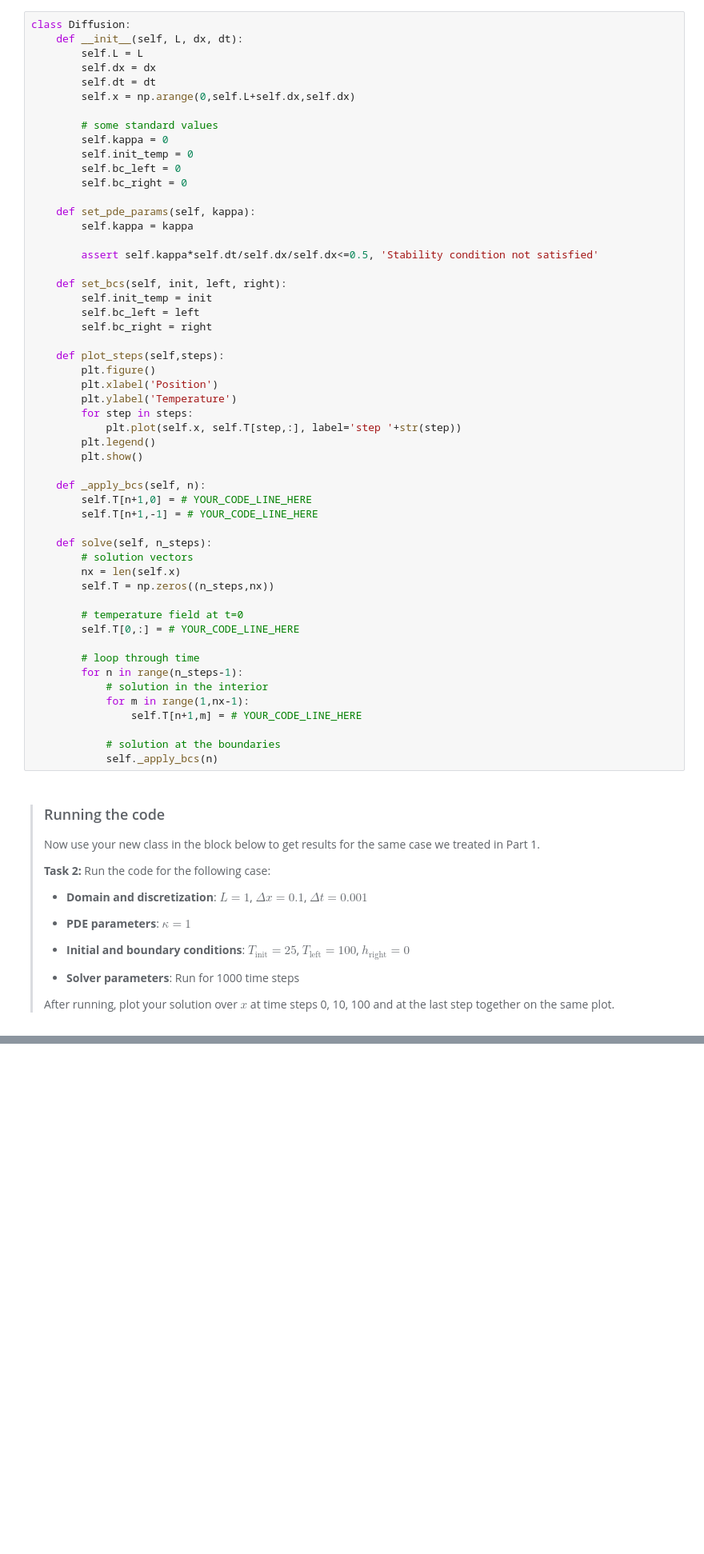
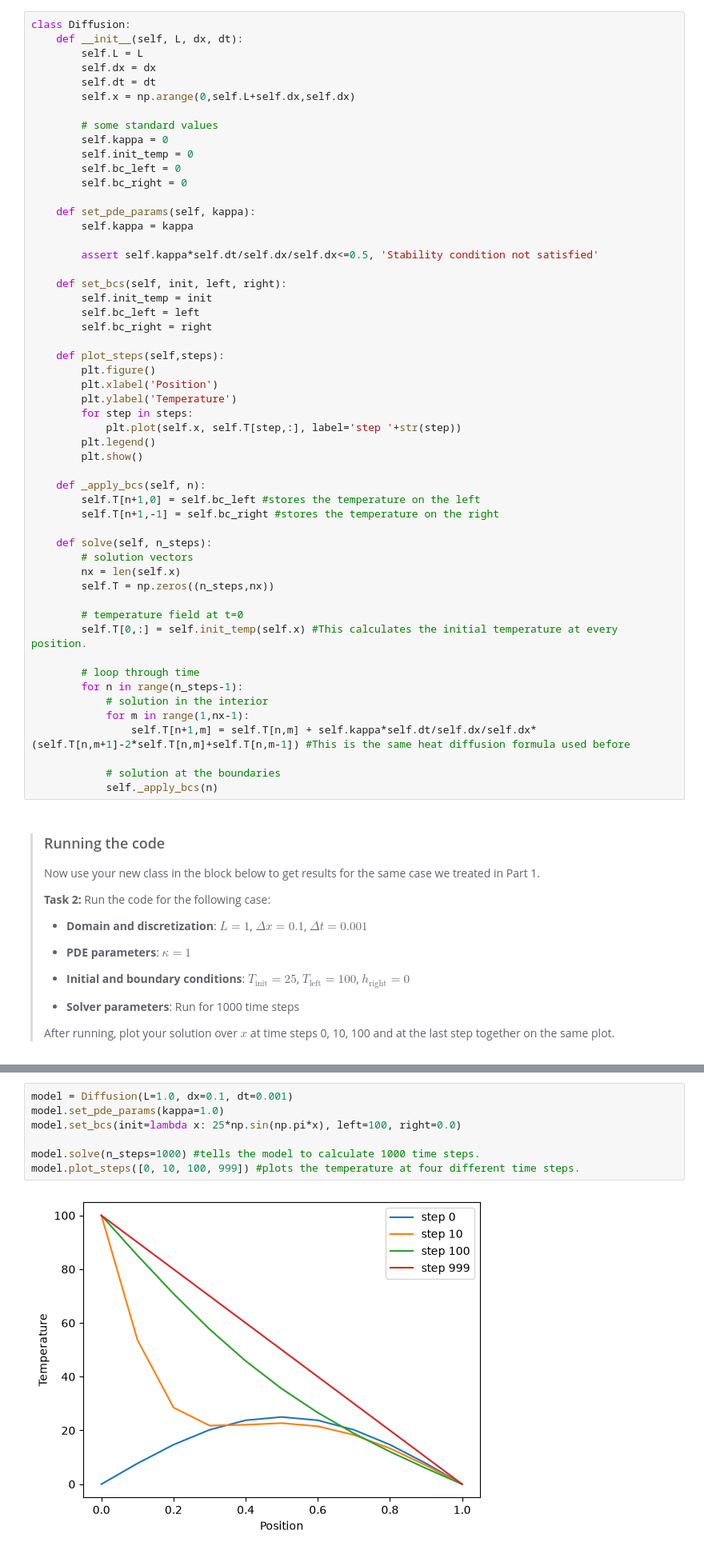
Before and after one commit to chiabalocco/PA2.1, a Jupyter notebook: 2_oop.ipynb, the cells around one changed output, grey strips where cells are left out. Shown at 80% size. Cells and saved outputs as stored; diff of their text form; blank space fills up the shorter version.

```diff
--- a/2_oop.ipynb
+++ b/2_oop.ipynb
@@ -49,8 +49,8 @@ class Diffusion:
         plt.show()
 
     def _apply_bcs(self, n):
-        self.T[n+1,0] = # YOUR_CODE_LINE_HERE
-        self.T[n+1,-1] = # YOUR_CODE_LINE_HERE
+        self.T[n+1,0] = self.bc_left #stores the temperature on the left
+        self.T[n+1,-1] = self.bc_right #stores the temperature on the right
 
     def solve(self, n_steps):
         # solution vectors
@@ -58,13 +58,13 @@ class Diffusion:
         self.T = np.zeros((n_steps,nx))
 
         # temperature field at t=0
-        self.T[0,:] = # YOUR_CODE_LINE_HERE
+        self.T[0,:] = self.init_temp(self.x) #This calculates the initial temperature at every position.
 
         # loop through time
         for n in range(n_steps-1):
             # solution in the interior
             for m in range(1,nx-1):
-                self.T[n+1,m] = # YOUR_CODE_LINE_HERE
+                self.T[n+1,m] = self.T[n,m] + self.kappa*self.dt/self.dx/self.dx*(self.T[n,m+1]-2*self.T[n,m]+self.T[n,m-1]) #This is the same heat diffusion formula used before
 
             # solution at the boundaries
             self._apply_bcs(n)
@@ -93,3 +87,12 @@ model.set_bcs(# YOUR_CODE_LINE_HERE )
+# %%
+model = Diffusion(L=1.0, dx=0.1, dt=0.001)
+model.set_pde_params(kappa=1.0)
+model.set_bcs(init=lambda x: 25*np.sin(np.pi*x), left=100, right=0.0)
+
+model.solve(n_steps=1000) #tells the model to calculate 1000 time steps.
+model.plot_steps([0, 10, 100, 999]) #plots the temperature at four different time steps.
+# %% [output]
+[figure, added]
 # %% [markdown]
 > See how much more natural it felt this time? Our class organizes parameters in a way that makes sense and provides interfaces that promote **gradual model building** and improved user experience.
 >
```
Also changed, not shown: parts of 8 cells of this notebook, 1 other file.
